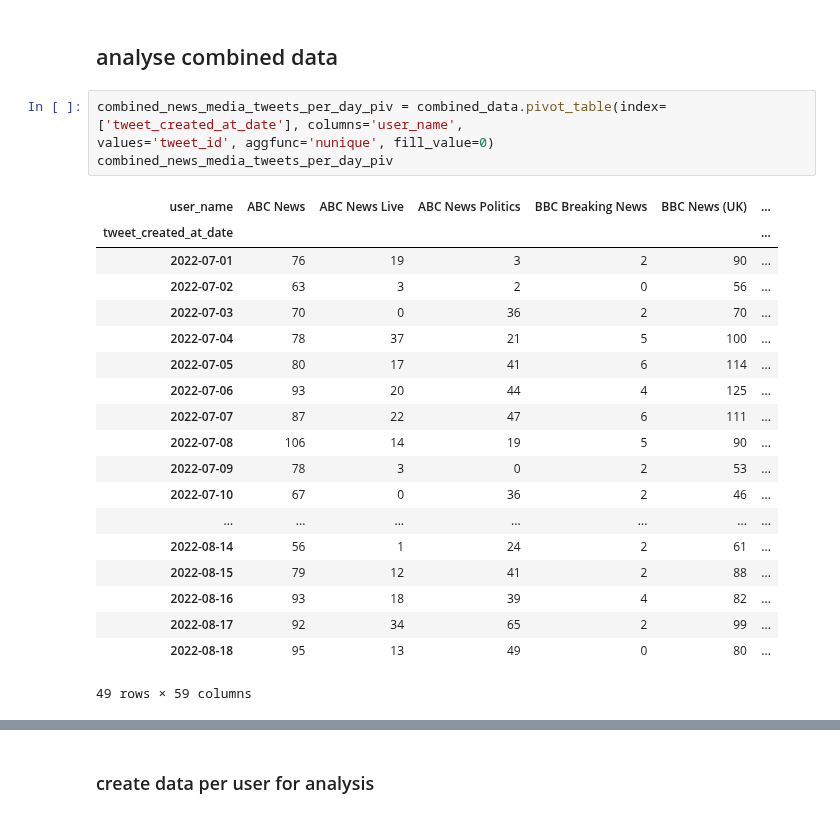
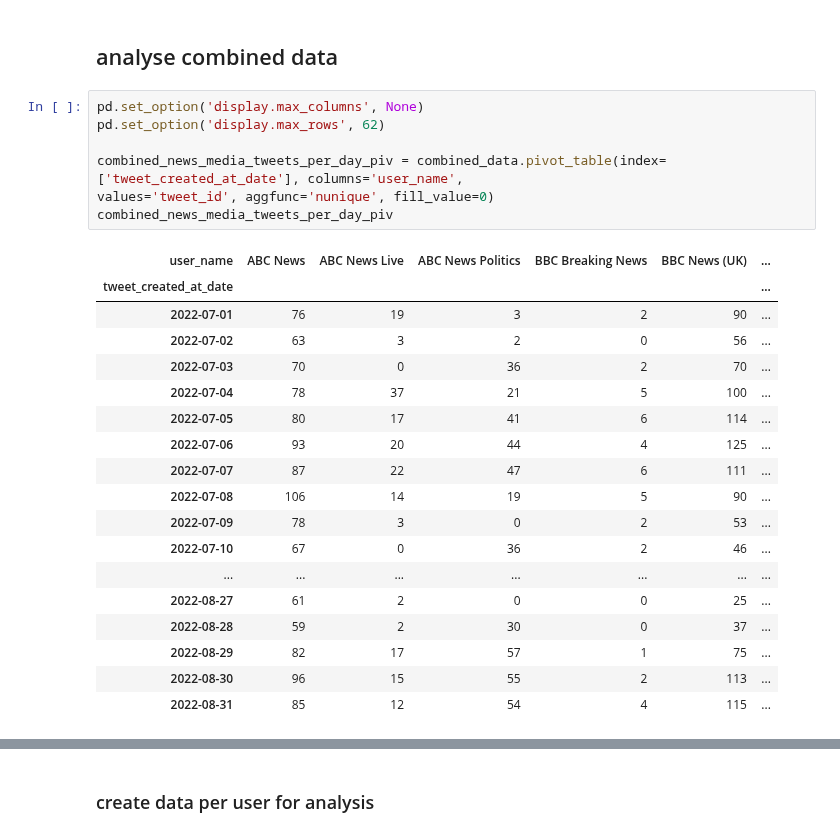
Before and after one commit to katherineskc/data_science_tweets_neutrality, a Jupyter notebook: preliminary_analysis.ipynb, the cells around one changed output, grey strips where cells are left out. Saved outputs shown, nothing was run; the diff lists cells and outputs as text.

```diff
--- a/preliminary_analysis.ipynb
+++ b/preliminary_analysis.ipynb
@@ -193,29 +193,31 @@ Name: tweet_type, dtype: int64
 # %% [markdown]
 ## analyse combined data
 # %%
+pd.set_option('display.max_columns', None)
+pd.set_option('display.max_rows', 62)
+
 combined_news_media_tweets_per_day_piv = combined_data.pivot_table(index=['tweet_created_at_date'], columns='user_name',
 values='tweet_id', aggfunc='nunique', fill_value=0)
 combined_news_media_tweets_per_day_piv
 # %% [output]
 | user_name | ABC News | ABC News Live | ABC News Politics | BBC Breaking News | BBC News (UK) | ... |
 | tweet_created_at_date |  |  |  |  |  | ... |
 | 2022-07-01 | 76 | 19 | 3 | 2 | 90 | ... |
 | 2022-07-02 | 63 | 3 | 2 | 0 | 56 | ... |
 | 2022-07-03 | 70 | 0 | 36 | 2 | 70 | ... |
 | 2022-07-04 | 78 | 37 | 21 | 5 | 100 | ... |
 | 2022-07-05 | 80 | 17 | 41 | 6 | 114 | ... |
 | 2022-07-06 | 93 | 20 | 44 | 4 | 125 | ... |
 | 2022-07-07 | 87 | 22 | 47 | 6 | 111 | ... |
 | 2022-07-08 | 106 | 14 | 19 | 5 | 90 | ... |
 | 2022-07-09 | 78 | 3 | 0 | 2 | 53 | ... |
 | 2022-07-10 | 67 | 0 | 36 | 2 | 46 | ... |
 | ... | ... | ... | ... | ... | ... | ... |
-| 2022-08-14 | 56 | 1 | 24 | 2 | 61 | ... |
-| 2022-08-15 | 79 | 12 | 41 | 2 | 88 | ... |
-| 2022-08-16 | 93 | 18 | 39 | 4 | 82 | ... |
-| 2022-08-17 | 92 | 34 | 65 | 2 | 99 | ... |
-| 2022-08-18 | 95 | 13 | 49 | 0 | 80 | ... |
+| 2022-08-27 | 61 | 2 | 0 | 0 | 25 | ... |
+| 2022-08-28 | 59 | 2 | 30 | 0 | 37 | ... |
+| 2022-08-29 | 82 | 17 | 57 | 1 | 75 | ... |
+| 2022-08-30 | 96 | 15 | 55 | 2 | 113 | ... |
+| 2022-08-31 | 85 | 12 | 54 | 4 | 115 | ... |
-49 rows × 59 columns
 # %%
 combined_news_media_tweets_per_day_piv_2 = combined_data.pivot_table(index=['user_name'],
 values='tweet_created_at_date', aggfunc='nunique', fill_value=0)
```
Also changed, not shown: parts of 27 cells of this notebook.
